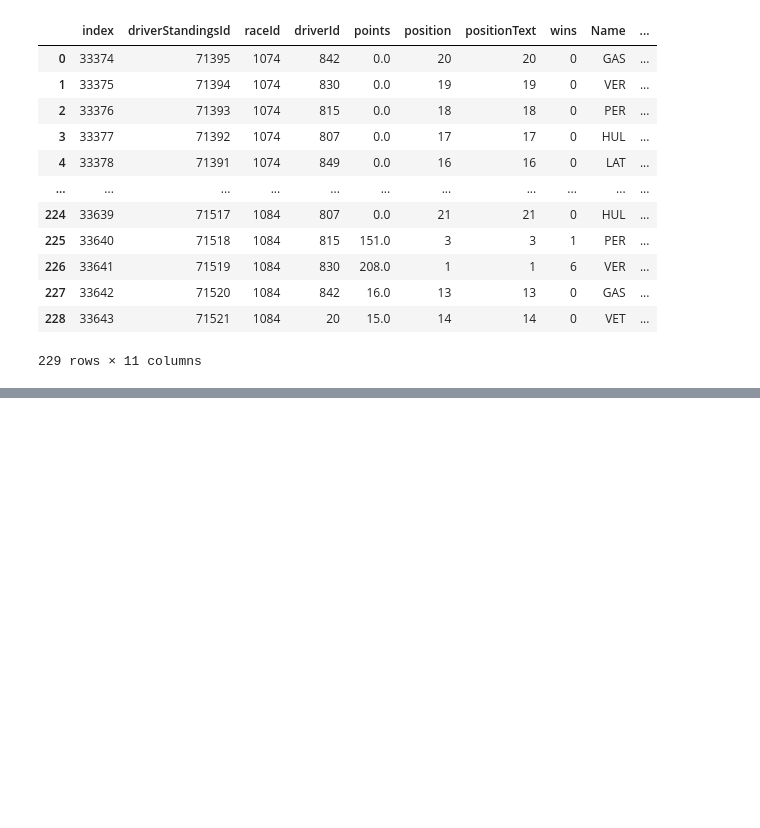
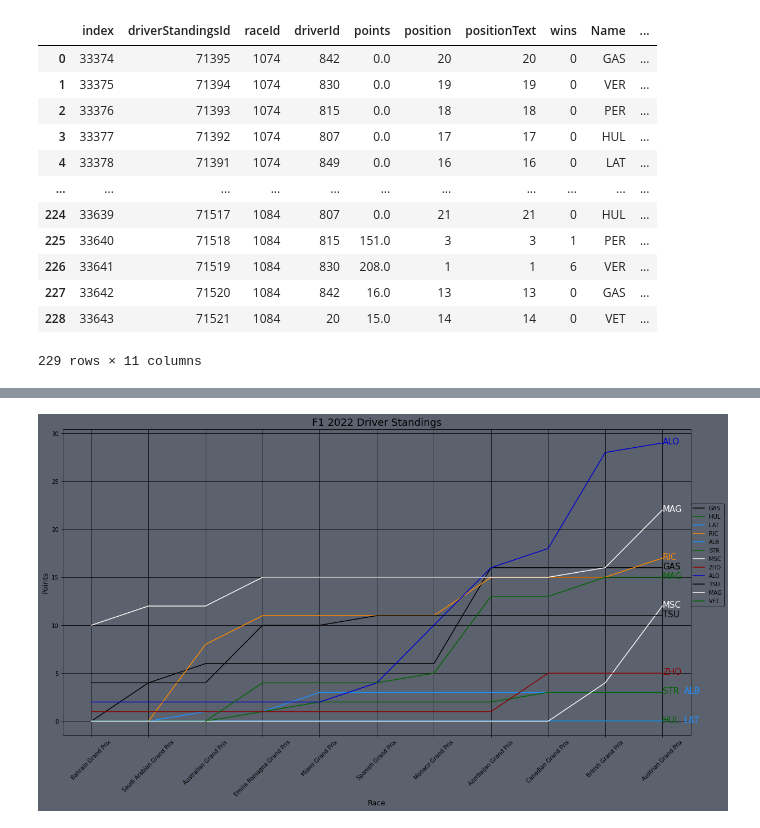
Before and after one commit to SpencerReno/Formula_one, a Jupyter notebook: 2022_season/Driver_Champ.ipynb, the cells around one changed output, grey strips where cells are left out. Drawn from its saved outputs; the diff is of its cells as text; code cells hidden in the pictures; blank space fills up the shorter version.

```diff
--- a/2022_season/Driver_Champ.ipynb
+++ b/2022_season/Driver_Champ.ipynb
@@ -175,0 +192,4 @@ plt.show()
+# %%
+driverids = driver_standings[(driver_standings['raceId'] == 1084) & (driver_standings['points'] < 45)]['driverId']
+# %%
+driver_standings2 = driver_standings[driver_standings['driverId'].isin(driverids)]
@@ -175,0 +212,51 @@ plt.show()
+# %%
+
+fig =  plt.figure( figsize=(20,10))
+
+colors=['black', 'darkgreen', 'dodgerblue','darkorange', 'dodgerblue','darkgreen','snow',
+'darkred','mediumblue','black','snow','darkgreen']
+
+ax = sns.lineplot(driver_standings2['Race Name'], driver_standings2['points'],palette=colors,hue=driver_standings2['Name'], markers='o')
+
+
+
+fig.set_facecolor('#5b626e')
+ax.set_facecolor('#5b626e')
+
+
+plt.xticks(rotation=45)
+
+legend = plt.legend(loc=(1, .42))
+frame = legend.get_frame()
+frame.set_facecolor('#5b626e')
+frame.set_edgecolor('black')
+plt.title('F1 2022 Driver Standings', fontsize=18)
+plt.ylabel('Points', fontsize=13)
+plt.xlabel('Race', fontsize=13)
+
+x = 0
+for line, name in zip(ax.lines, driver_standings2['Name']):
+    y = line.get_ydata()[-1]
+    if name == 'LAT':
+        ax.annotate(name, xy=(1,y), xytext=(-12,2), color=line.get_color(),
+                xycoords = ax.get_yaxis_transform(), textcoords="offset points",
+                size=15, va="center")
+    if name == 'ALB':
+        ax.annotate(name, xy=(1,y), xytext=(-12,2), color=line.get_color(),
+                xycoords = ax.get_yaxis_transform(), textcoords="offset points",
+                size=15, va="center")
+    if name != 'ALB' and name != 'LAT':
+        ax.annotate(name, xy=(1,y), xytext=(-50,2), color=line.get_color(),
+                xycoords = ax.get_yaxis_transform(), textcoords="offset points",
+                size=15, va="center")
+
+    x+=1
+    if x >= 12:
+        break
+
+
+
+plt.grid(color ='black')
+plt.show()
+# %% [output]
+[figure, added]
```
Also changed, not shown: parts of 2 cells of this notebook.
